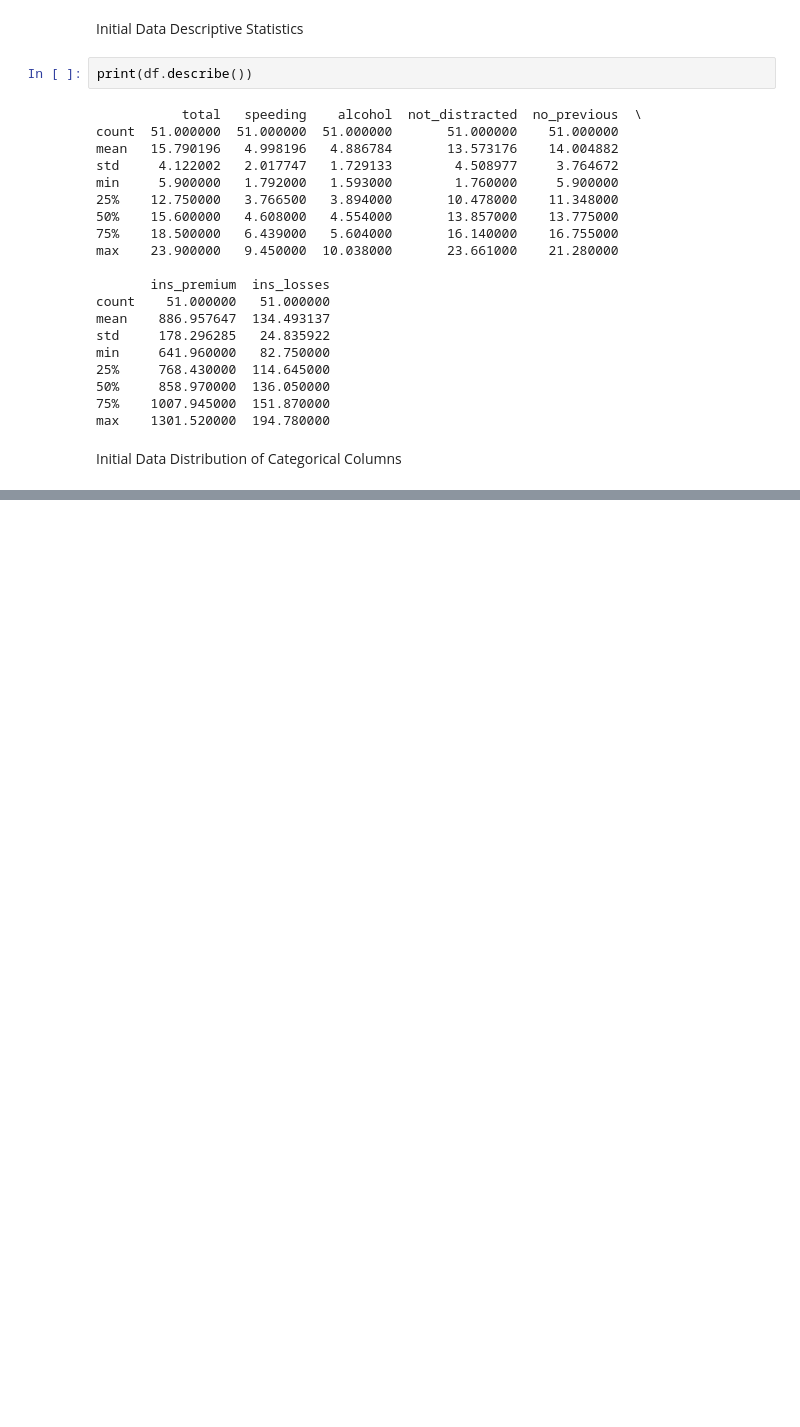
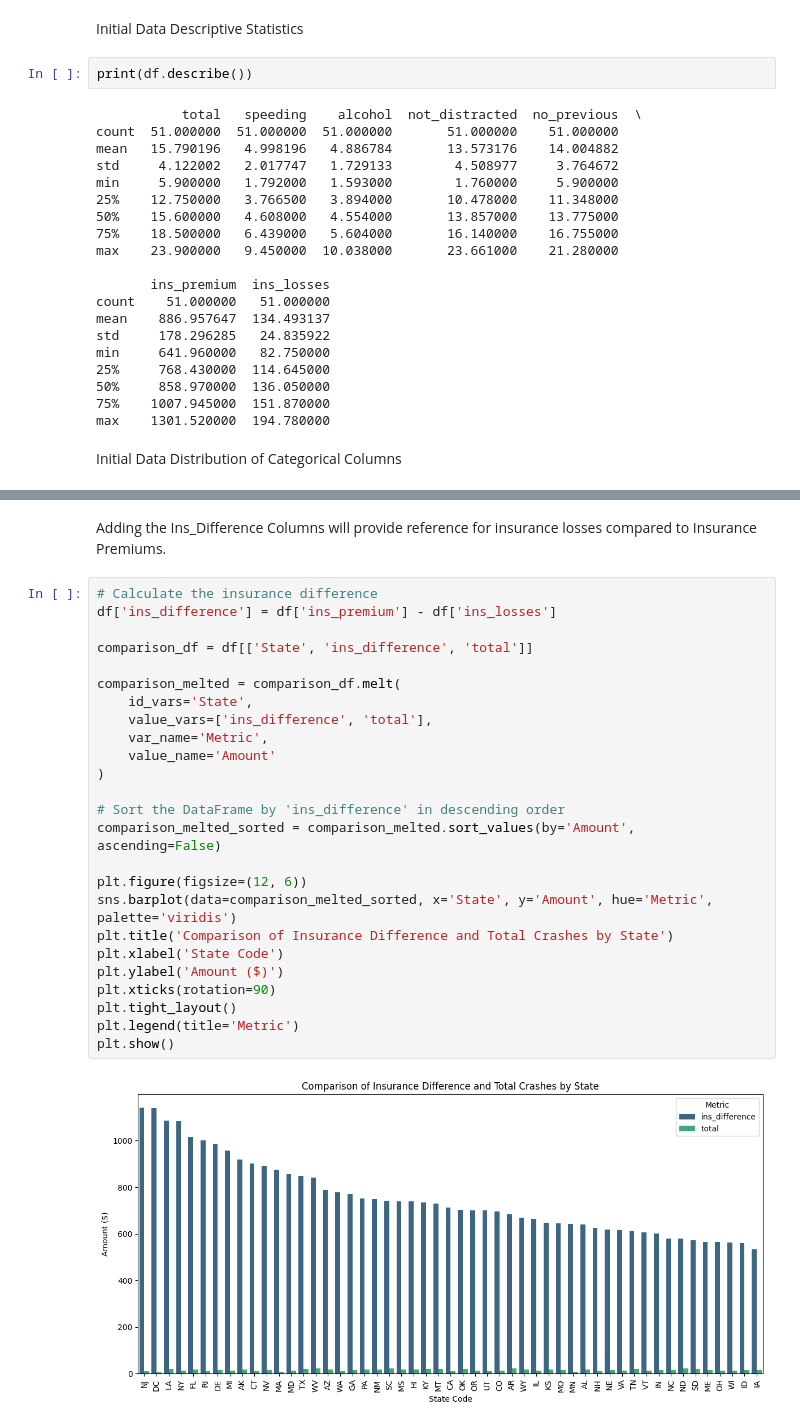
Before and after one commit to edgarsuarez9/datafun-06-eda, a Jupyter notebook: suarez_eda.ipynb, the cells around one changed output, grey strips where cells are left out. Cells and saved outputs as stored; diff of their text form; blank space fills up the shorter version.

```diff
--- a/suarez_eda.ipynb
+++ b/suarez_eda.ipynb
@@ -186,0 +247,29 @@ plt.show()
+# %% [markdown]
+Adding the Ins_Difference Columns will provide reference for insurance losses compared to Insurance Premiums.
+# %%
+# Calculate the insurance difference
+df['ins_difference'] = df['ins_premium'] - df['ins_losses']
+
+comparison_df = df[['State', 'ins_difference', 'total']]
+
+comparison_melted = comparison_df.melt(
+    id_vars='State',
+    value_vars=['ins_difference', 'total'],
+    var_name='Metric',
+    value_name='Amount'
+)
+
+# Sort the DataFrame by 'ins_difference' in descending order
+comparison_melted_sorted = comparison_melted.sort_values(by='Amount', ascending=False)
+
+plt.figure(figsize=(12, 6))
+sns.barplot(data=comparison_melted_sorted, x='State', y='Amount', hue='Metric', palette='viridis')
+plt.title('Comparison of Insurance Difference and Total Crashes by State')
+plt.xlabel('State Code')
+plt.ylabel('Amount ($)')
+plt.xticks(rotation=90)
+plt.tight_layout()
+plt.legend(title='Metric')
+plt.show()
+# %% [output]
+[figure, added]
```
Also changed, not shown: parts of 25 cells of this notebook, 1 other file.
